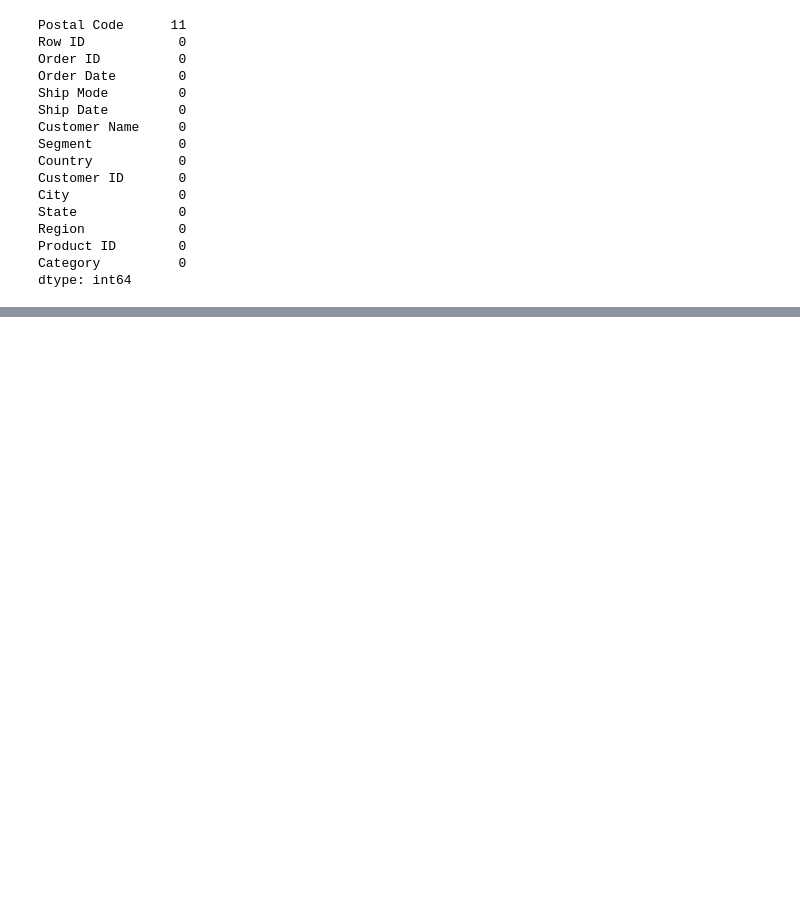
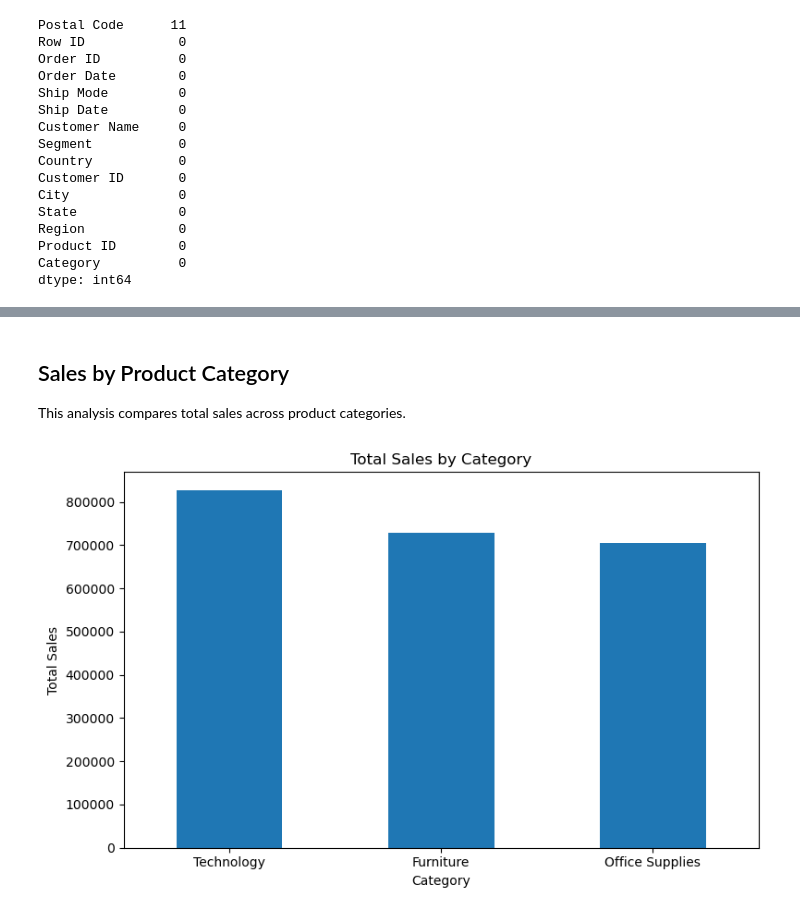
Before and after one commit to fureza-muqaddas/sales-eda-sql-stats, a Jupyter notebook: notebooks/01_sales_eda.ipynb, the cells around one changed output, grey strips where cells are left out. Drawn from its saved outputs; the diff is of its cells as text; code cells hidden in the pictures; blank space fills up the shorter version.

```diff
--- a/notebooks/01_sales_eda.ipynb
+++ b/notebooks/01_sales_eda.ipynb
@@ -61,0 +153,21 @@ dtype: int64
+# %% [markdown]
+## Sales by Product Category
+
+This analysis compares total sales across product categories.
+# %%
+category_sales = (
+    df.groupby("Category")["Sales"]
+      .sum()
+      .sort_values(ascending=False)
+)
+
+plt.figure(figsize=(8, 5))
+category_sales.plot(kind="bar")
+plt.title("Total Sales by Category")
+plt.xlabel("Category")
+plt.ylabel("Total Sales")
+plt.xticks(rotation=0)
+plt.tight_layout()
+plt.show()
+# %% [output]
+[figure, added]
```
Also changed, not shown: parts of 16 cells of this notebook.
